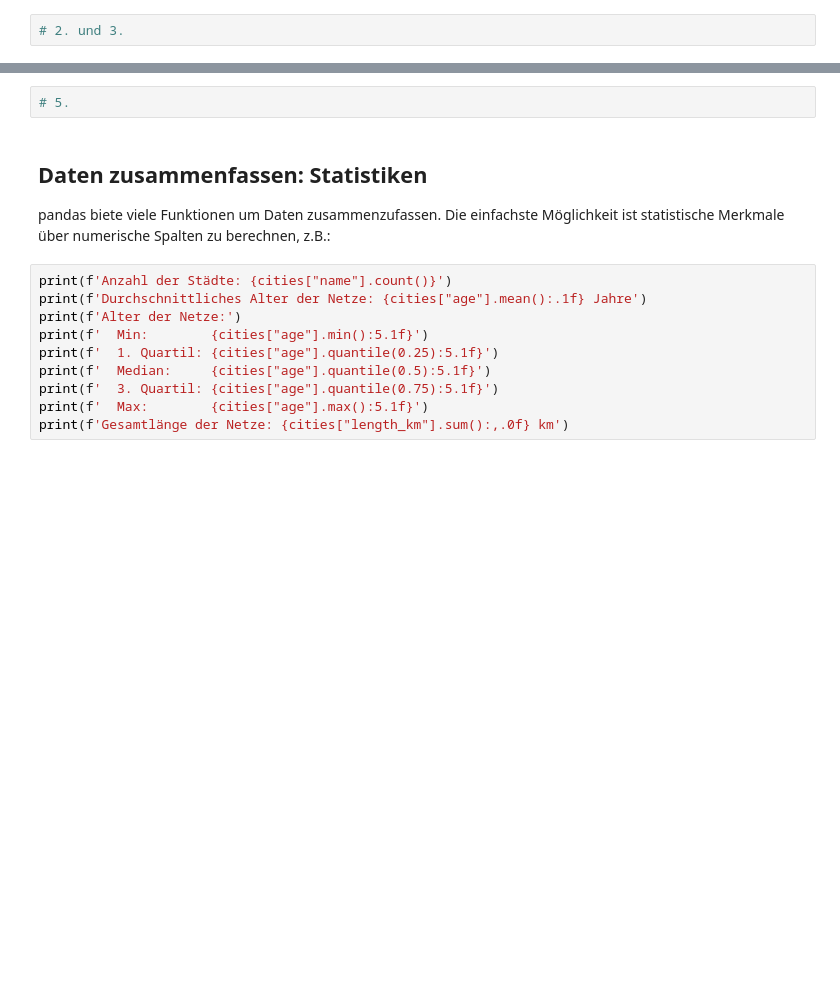
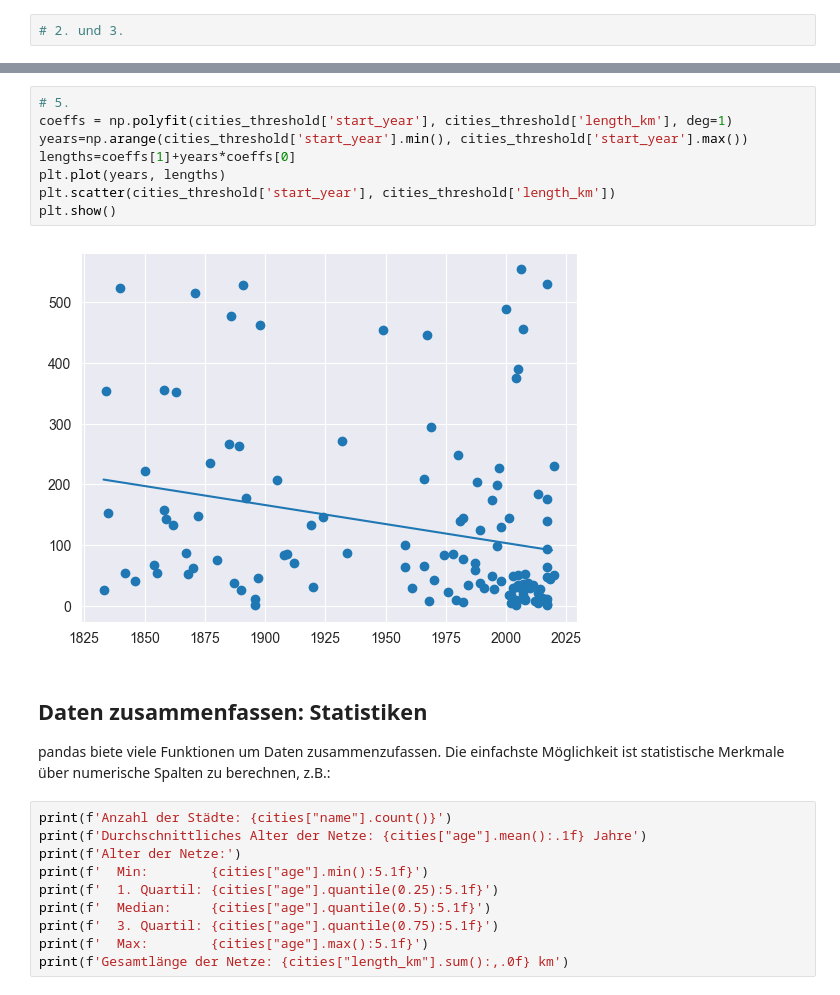
Before and after one commit to Moritz148/data-analytics-project, a Jupyter notebook: data-understanding-uebungen/20-daten-exploration.ipynb, the cells around one changed output, grey strips where cells are left out. Drawn from its saved outputs; the diff is of its cells as text; blank space fills up the shorter version.

```diff
--- a/data-understanding-uebungen/20-daten-exploration.ipynb
+++ b/data-understanding-uebungen/20-daten-exploration.ipynb
@@ -181,5 +206,13 @@ plt.show()
 # %%
 # 5.
+coeffs = np.polyfit(cities_threshold['start_year'], cities_threshold['length_km'], deg=1)
+years=np.arange(cities_threshold['start_year'].min(), cities_threshold['start_year'].max())
+lengths=coeffs[1]+years*coeffs[0]
+plt.plot(years, lengths)
+plt.scatter(cities_threshold['start_year'], cities_threshold['length_km'])
+plt.show()
+# %% [output]
+[figure, added]
 # %% [markdown]
 ## Daten zusammenfassen: Statistiken
 
```
Also changed, not shown: parts of 14 cells of this notebook.
